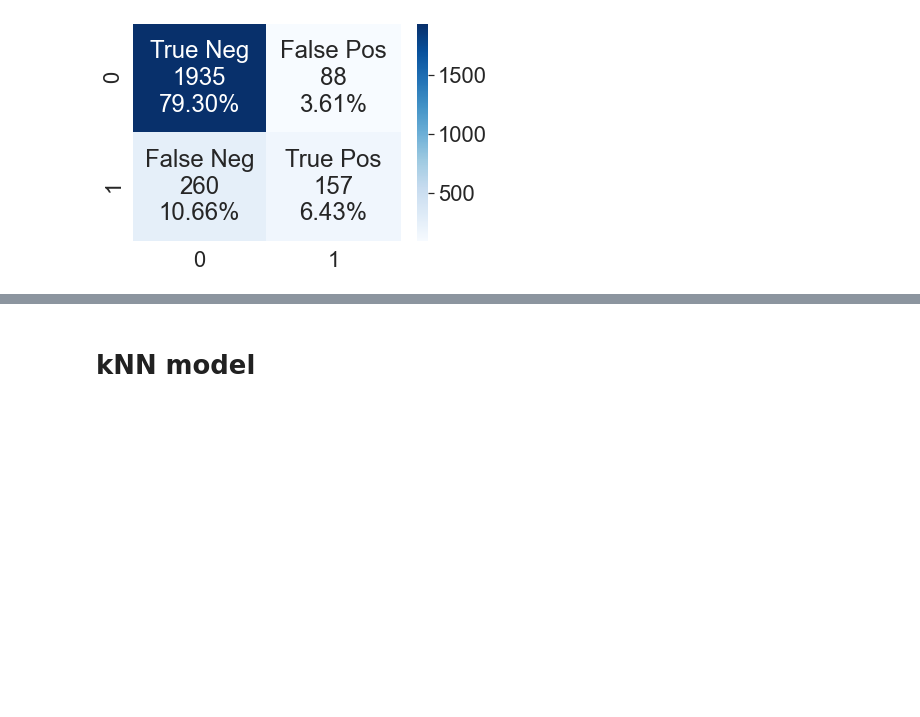
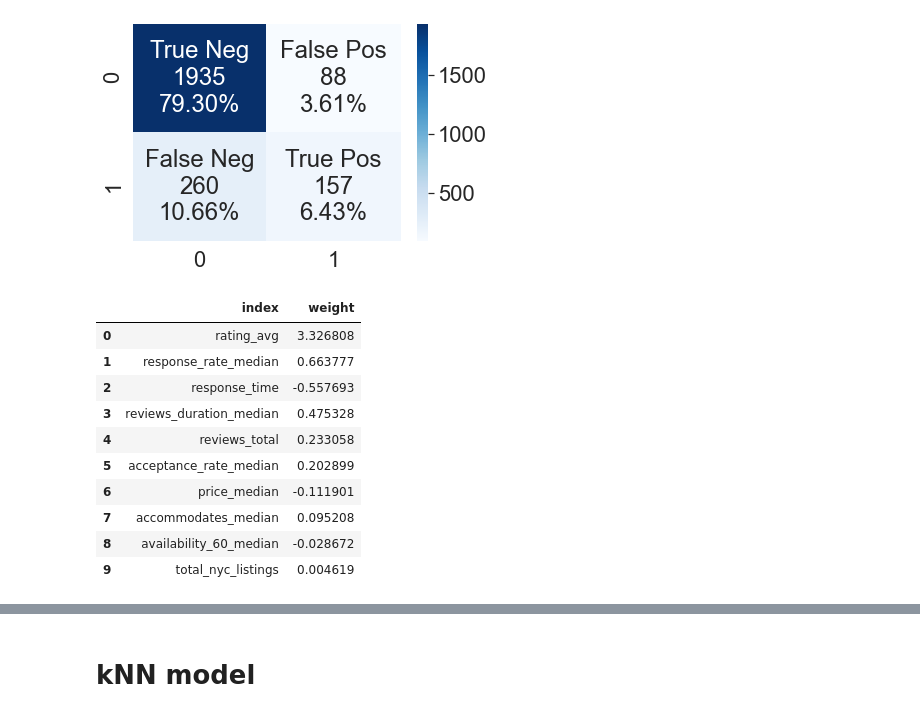
Before and after one commit to rickfontenot/airbnb, a Jupyter notebook: Lab2/WorkingFiles/lab2_Rick2.ipynb, the cells around one changed output, grey strips where cells are left out. Saved outputs shown, nothing was run; the diff lists cells and outputs as text; code cells hidden in the pictures; blank space fills up the shorter version.

```diff
--- a/Lab2/WorkingFiles/lab2_Rick2.ipynb
+++ b/Lab2/WorkingFiles/lab2_Rick2.ipynb
@@ -1132,3 +1132,24 @@ plot_confusion(cm)
 [0 0 0 ... 0 0 0]
 Validation Set Accuracy:  0.8573770491803279
 [figure]
+# %%
+weights = model_fit.coef_.T # take transpose to make a column vector
+variable_names = host_validation.drop(['superhost_max','host_id'],axis=1).columns
+
+coefficients = pd.DataFrame(weights,variable_names)
+coefficients = coefficients.rename(columns={coefficients.columns[0]: 'weight'})
+coefficients = coefficients.sort_values(by='weight', key=abs, ascending=False)
+coefficients.reset_index(level=0, inplace=True)
+coefficients.head(100)
+# %% [output]
+|  | index | weight |
+| 0 | rating_avg | 3.326808 |
+| 1 | response_rate_median | 0.663777 |
+| 2 | response_time | -0.557693 |
+| 3 | reviews_duration_median | 0.475328 |
+| 4 | reviews_total | 0.233058 |
+| 5 | acceptance_rate_median | 0.202899 |
+| 6 | price_median | -0.111901 |
+| 7 | accommodates_median | 0.095208 |
+| 8 | availability_60_median | -0.028672 |
+| 9 | total_nyc_listings | 0.004619 |
```
Also changed, not shown: parts of 2 cells of this notebook.
